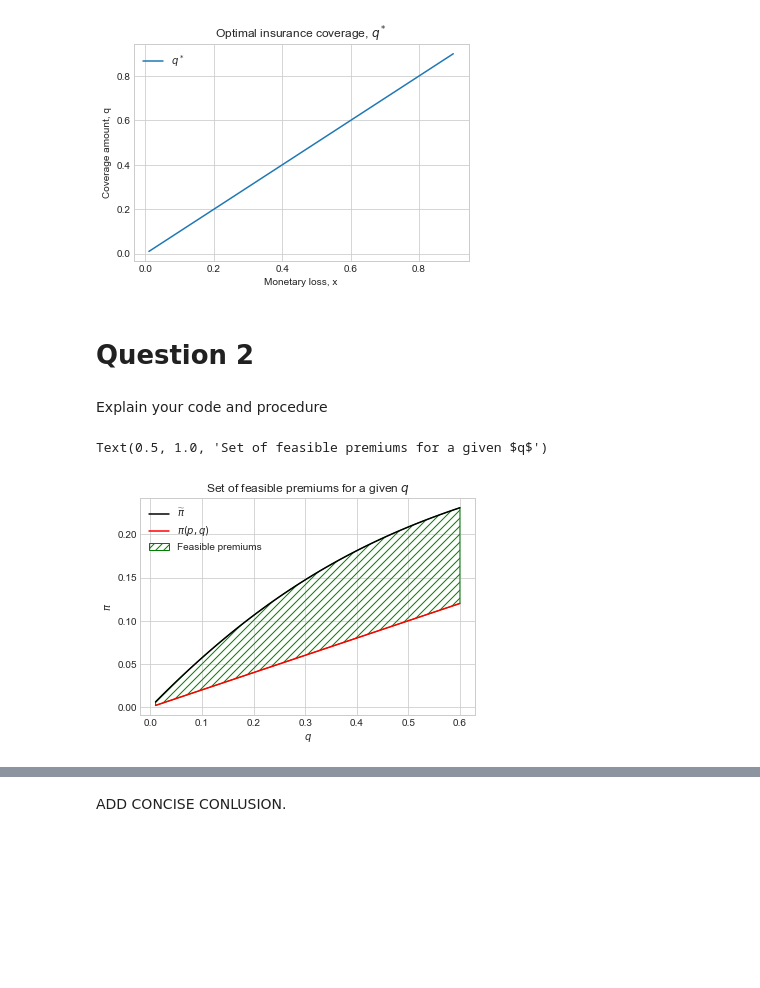
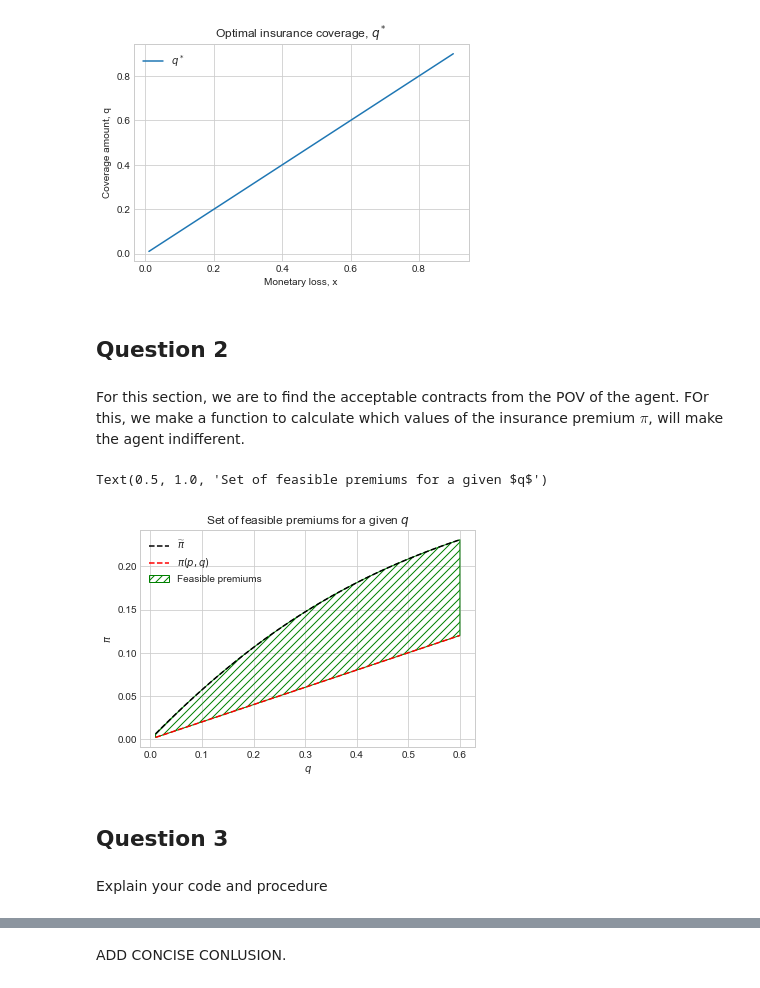
Before and after one commit to JonaDelaney/projects-2022-mmf, a Jupyter notebook: inauguralproject/inauguralproject.ipynb, the cells around one changed output, grey strips where cells are left out. Drawn from its saved outputs; the diff is of its cells as text; code cells hidden in the pictures; blank space fills up the shorter version.

```diff
--- a/inauguralproject/inauguralproject.ipynb
+++ b/inauguralproject/inauguralproject.ipynb
@@ -16,10 +37,8 @@ import inauguralproject as ip
 # %%
 def utility(z, theta):
-    #u = (z**(1+theta))/(1+theta)
-    #return u
+    u = (z**(1+theta))/(1+theta)
+    return u
 
 def exp_utility(q, x, y, p):
-    #
-    #z1 = y-x+q-p*q
-    #z2 = y-p*q
-    #return p*utility(z1, theta) + (1-p)*utility(z2, theta)
+    V = p*utility(y-x+(1-p)*q, theta) + (1-p)*utility(y-p*q, theta)
+    return V
@@ -56,4 +81,6 @@ ax.set_title('Optimal insurance coverage, $q^*$')
 Text(0.5, 1.0, 'Optimal insurance coverage, $q^*$')
 [figure]
 # %% [markdown]
-# Question 2
+## Question 2
+# %% [markdown]
+For this section, we are to find the acceptable contracts from the POV of the agent. FOr this, we make a function to calculate which values of the insurance premium $\pi$, will make the agent indifferent.
@@ -60,2 +114,18 @@ Text(0.5, 1.0, 'Optimal insurance coverage, $q^*$')
+# %%
+fig = plt.figure()
+
+ax = fig.add_subplot(1,1,1)
+ax.plot(qs, pis,'--', color='black', label='$\widetilde{\pi}$')
+ax.plot(qs, pi_norm, '--', color='red', label='$\pi (p,q)$')
+ax.fill_between(qs, pis, pi_norm, color='none', hatch='///', edgecolor='g', label='Feasible premiums')
+ax.legend(loc='upper left')
+ax.set_xlabel('$q$')
+ax.set_ylabel('$\pi$')
+ax.set_title('Set of feasible premiums for a given $q$')
+# %% [output]
+Text(0.5, 1.0, 'Set of feasible premiums for a given $q$')
+[figure, added]
+# %% [markdown]
+## Question 3
 # %% [markdown]
 Explain your code and procedure
@@ -90,14 +131,0 @@ for i, q in enumerate(qs):
-# %%
-fig = plt.figure()
-
-ax = fig.add_subplot(1,1,1)
-ax.plot(qs, pis,'-', color='black', label='$\widetilde{\pi}$')
-ax.plot(qs, pi_norm, '-', color='red', label='$\pi (p,q)$')
-ax.fill_between(qs, pis, pi_norm, color='none', hatch='///', edgecolor='g', label='Feasible premiums')
-ax.legend(loc='upper left')
-ax.set_xlabel('$q$')
-ax.set_ylabel('$\pi$')
-ax.set_title('Set of feasible premiums for a given $q$')
-# %% [output]
-Text(0.5, 1.0, 'Set of feasible premiums for a given $q$')
-[figure, removed]
```
Also changed, not shown: parts of 25 cells of this notebook.
